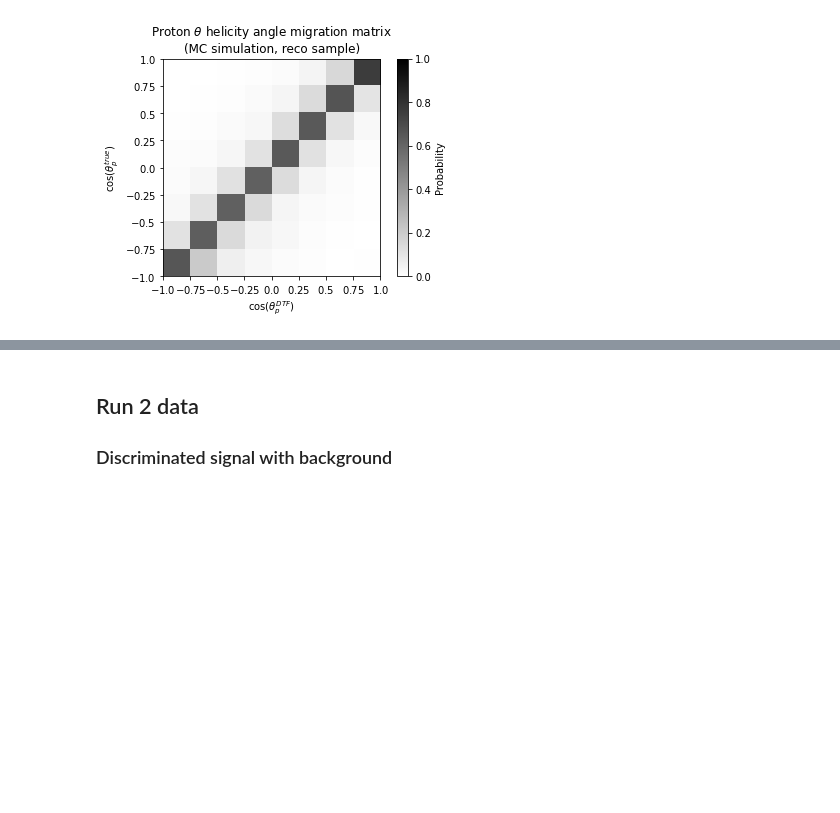
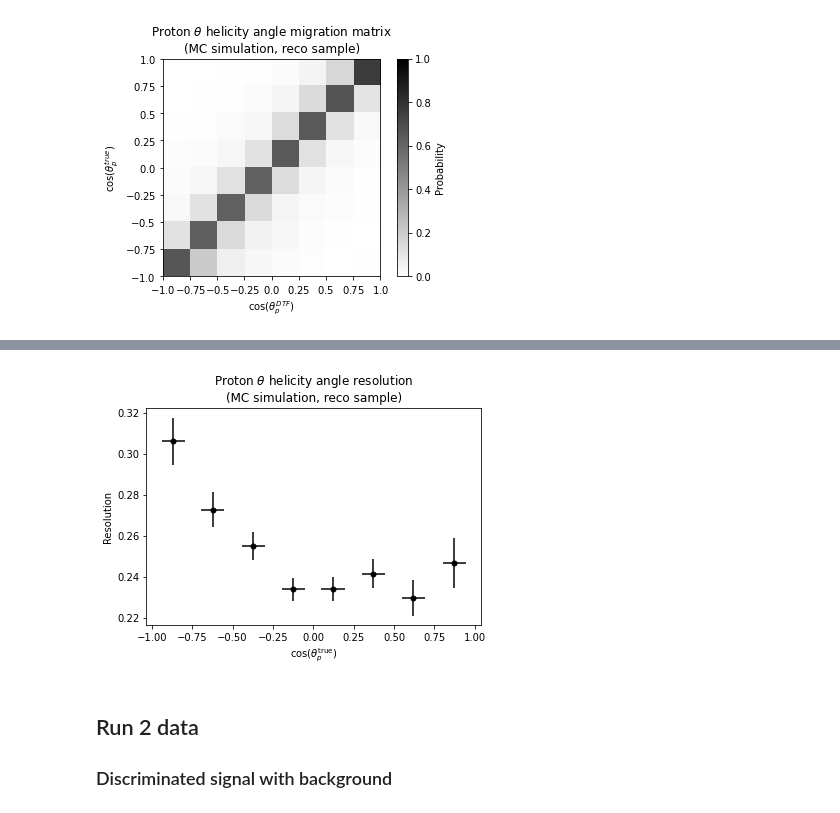
Before and after one commit to alatios/lb2jpsil_lambda-emdm-measurement, a Jupyter notebook: 02_angular_distribution_study.ipynb, the cells around one changed output, grey strips where cells are left out. Cells and saved outputs as stored; diff of their text form; code cells hidden in the pictures; blank space fills up the shorter version.

Commit message:
Compute cosTheta and phi resolutions

```diff
--- a/02_angular_distribution_study.ipynb
+++ b/02_angular_distribution_study.ipynb
@@ -7,7 +8,7 @@ import joblib
 from lb2jpsil import lorentz
 # %%
 ## Self explanatory
-save_plots = True
+save_plots = False
 
 ## Toggle plot titles (off for thesis and papers, generally speaking)
 show_titles = True
@@ -779,3 +821,27 @@ plt.show()
+# %%
+plt.errorbar(
+    x=df_res_theta['theta_mean'],
+    y=df_res_theta['resolution_mean'],
+    xerr=df_res_theta['theta_error'],
+    yerr=df_res_theta['resolution_error'],
+    color='black',
+    linestyle='',
+    marker='.',
+    markersize=10
+)
+
+plt.xlabel(r'$\cos(\theta_p^{\mathrm{true}})$')
+plt.ylabel("Resolution")
+
+if show_titles:
+    plt.title(r"Proton $\theta$ helicity angle resolution" + "\n" + "(MC simulation, reco sample)")
+
+if save_plots:
+    plt.savefig(plot_directory + 'MCRECO_p_theta_resolution' + '.pdf', bbox_inches = 'tight')
+
+plt.show()
+# %% [output]
+[figure, added]
 # %% [markdown]
 ## Run 2 data
 ### Discriminated signal with background
```
Also changed, not shown: parts of 4 cells of this notebook.
